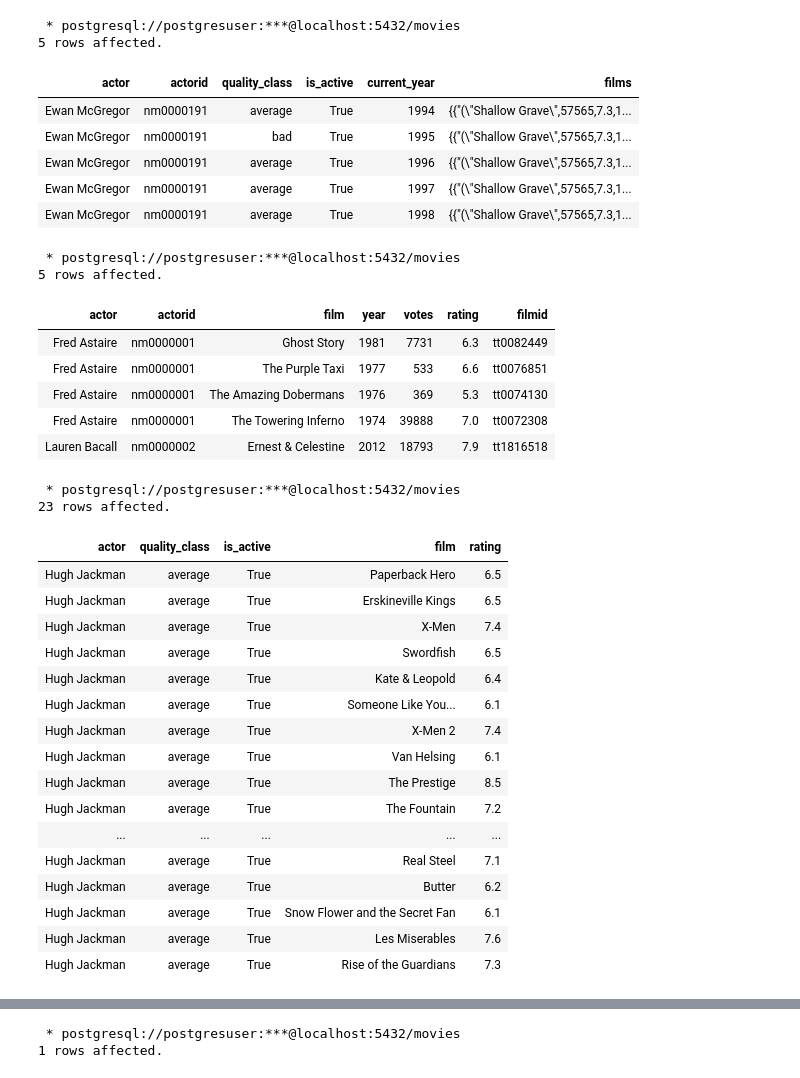
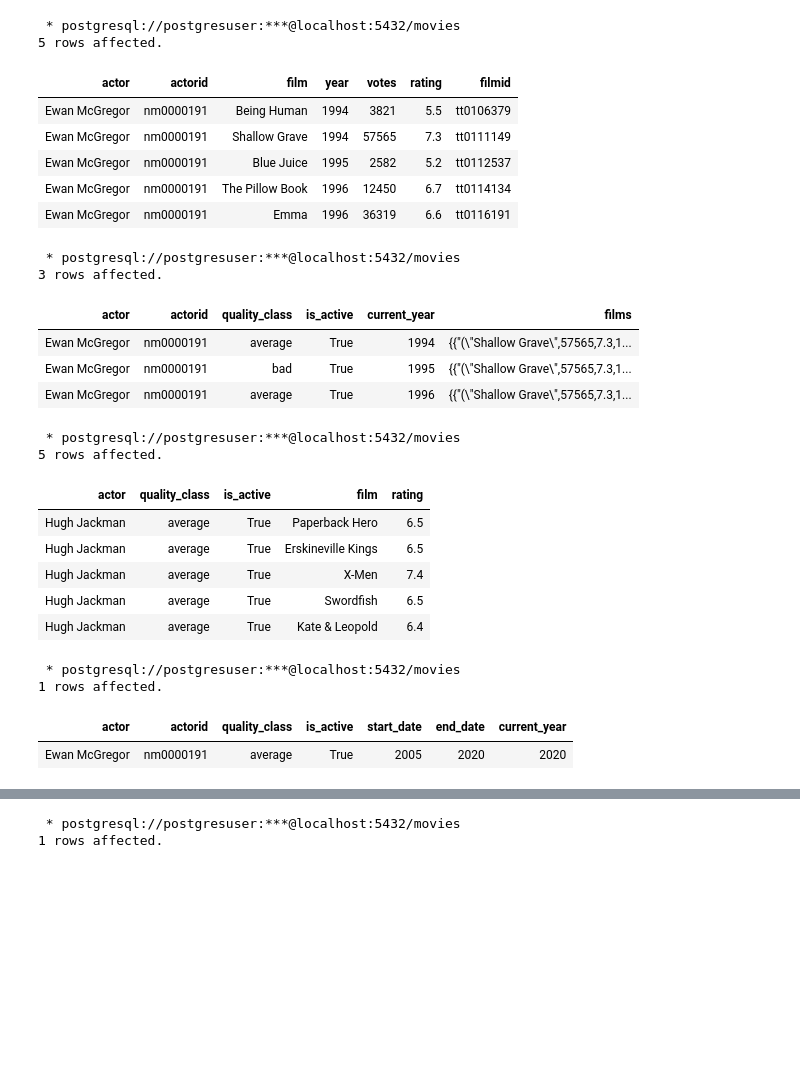
Before and after one commit to rj-pal/advanced-sql-techniques, a Jupyter notebook: movies/magic_sql.ipynb, the cells around one changed output, grey strips where cells are left out. Drawn from its saved outputs; the diff is of its cells as text; code cells hidden in the pictures; blank space fills up the shorter version.

```diff
--- a/movies/magic_sql.ipynb
+++ b/movies/magic_sql.ipynb
@@ -10,63 +10,66 @@ from sqlalchemy import create_engine, text, inspect
 %sql postgresql://postgresuser:postgressql@localhost:5432/movies
 # %%
 %%sql
-SELECT * FROM actors WHERE actor ='Ewan McGregor' LIMIT 5;
+SELECT * FROM actor_films
+WHERE actor ='Ewan McGregor'
+ORDER BY year ASC LIMIT 5;
 # %% [output]
  * postgresql://postgresuser:***@localhost:5432/movies
 5 rows affected.
-| actor | actorid | quality_class | is_active | current_year | films |
-| Ewan McGregor | nm0000191 | average | True | 1994 | {{"(\"Shallow Grave\",57565,7.3,1... |
-| Ewan McGregor | nm0000191 | bad | True | 1995 | {{"(\"Shallow Grave\",57565,7.3,1... |
-| Ewan McGregor | nm0000191 | average | True | 1996 | {{"(\"Shallow Grave\",57565,7.3,1... |
-| Ewan McGregor | nm0000191 | average | True | 1997 | {{"(\"Shallow Grave\",57565,7.3,1... |
-| Ewan McGregor | nm0000191 | average | True | 1998 | {{"(\"Shallow Grave\",57565,7.3,1... |
+| actor | actorid | film | year | votes | rating | filmid |
+| Ewan McGregor | nm0000191 | Being Human | 1994 | 3821 | 5.5 | tt0106379 |
+| Ewan McGregor | nm0000191 | Shallow Grave | 1994 | 57565 | 7.3 | tt0111149 |
+| Ewan McGregor | nm0000191 | Blue Juice | 1995 | 2582 | 5.2 | tt0112537 |
+| Ewan McGregor | nm0000191 | The Pillow Book | 1996 | 12450 | 6.7 | tt0114134 |
+| Ewan McGregor | nm0000191 | Emma | 1996 | 36319 | 6.6 | tt0116191 |
 # %%
 %%sql
 
-SELECT * FROM actor_films LIMIT 5;
+SELECT * FROM actors WHERE actor ='Ewan McGregor'
+ORDER BY current_year ASC LIMIT 3;
 # %% [output]
  * postgresql://postgresuser:***@localhost:5432/movies
-5 rows affected.
+3 rows affected.
-| actor | actorid | film | year | votes | rating | filmid |
-| Fred Astaire | nm0000001 | Ghost Story | 1981 | 7731 | 6.3 | tt0082449 |
-| Fred Astaire | nm0000001 | The Purple Taxi | 1977 | 533 | 6.6 | tt0076851 |
-| Fred Astaire | nm0000001 | The Amazing Dobermans | 1976 | 369 | 5.3 | tt0074130 |
-| Fred Astaire | nm0000001 | The Towering Inferno | 1974 | 39888 | 7.0 | tt0072308 |
-| Lauren Bacall | nm0000002 | Ernest & Celestine | 2012 | 18793 | 7.9 | tt1816518 |
+| actor | actorid | quality_class | is_active | current_year | films |
+| Ewan McGregor | nm0000191 | average | True | 1994 | {{"(\"Shallow Grave\",57565,7.3,1... |
+| Ewan McGregor | nm0000191 | bad | True | 1995 | {{"(\"Shallow Grave\",57565,7.3,1... |
+| Ewan McGregor | nm0000191 | average | True | 1996 | {{"(\"Shallow Grave\",57565,7.3,1... |
 # %%
 %%sql
 WITH get_actor AS (
     SELECT actor, quality_class, is_active,
        UNNEST(films) AS movies
     FROM actors
     WHERE actor = 'Hugh Jackman' AND current_year = 2012
 )
 
 SELECT actor, quality_class, is_active,
      (movies::films).film as film,
      (movies::films).rating as rating
 
-FROM get_actor;
+FROM get_actor
+LIMIT 5;
 # %% [output]
  * postgresql://postgresuser:***@localhost:5432/movies
-23 rows affected.
+5 rows affected.
 | actor | quality_class | is_active | film | rating |
 | Hugh Jackman | average | True | Paperback Hero | 6.5 |
 | Hugh Jackman | average | True | Erskineville Kings | 6.5 |
 | Hugh Jackman | average | True | X-Men | 7.4 |
 | Hugh Jackman | average | True | Swordfish | 6.5 |
 | Hugh Jackman | average | True | Kate & Leopold | 6.4 |
-| Hugh Jackman | average | True | Someone Like You... | 6.1 |
-| Hugh Jackman | average | True | X-Men 2 | 7.4 |
-| Hugh Jackman | average | True | Van Helsing | 6.1 |
-| Hugh Jackman | average | True | The Prestige | 8.5 |
-| Hugh Jackman | average | True | The Fountain | 7.2 |
-| ... | ... | ... | ... | ... |
-| Hugh Jackman | average | True | Real Steel | 7.1 |
-| Hugh Jackman | average | True | Butter | 6.2 |
-| Hugh Jackman | average | True | Snow Flower and the Secret Fan | 6.1 |
-| Hugh Jackman | average | True | Les Miserables | 7.6 |
-| Hugh Jackman | average | True | Rise of the Guardians | 7.3 |
+# %%
+%%sql
+
+SELECT *
+FROM actors_scd
+WHERE actorid = 'nm0000191'
+AND 2020 BETWEEN start_date AND end_date;
+# %% [output]
+ * postgresql://postgresuser:***@localhost:5432/movies
+1 rows affected.
+| actor | actorid | quality_class | is_active | start_date | end_date | current_year |
+| Ewan McGregor | nm0000191 | average | True | 2005 | 2020 | 2020 |
 # %%
 %%sql
 
```
Also changed, not shown: parts of 2 cells of this notebook, 2 other files.
